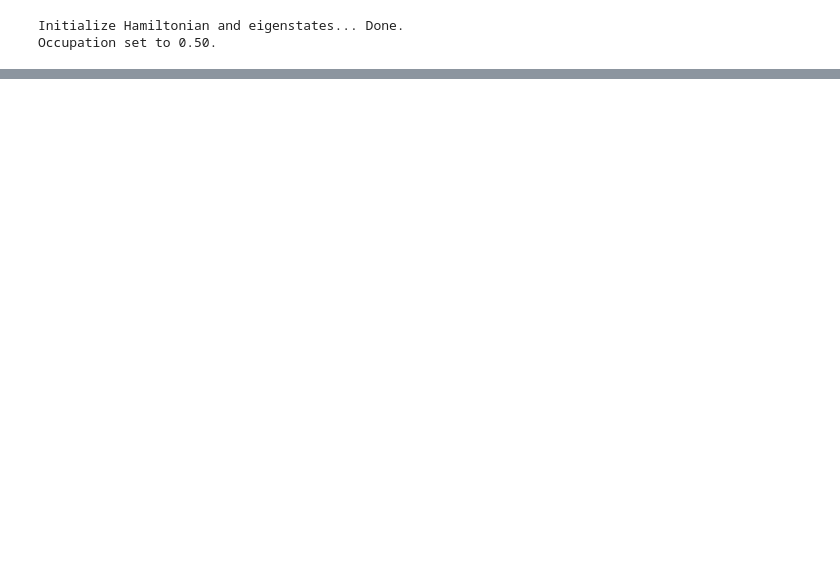
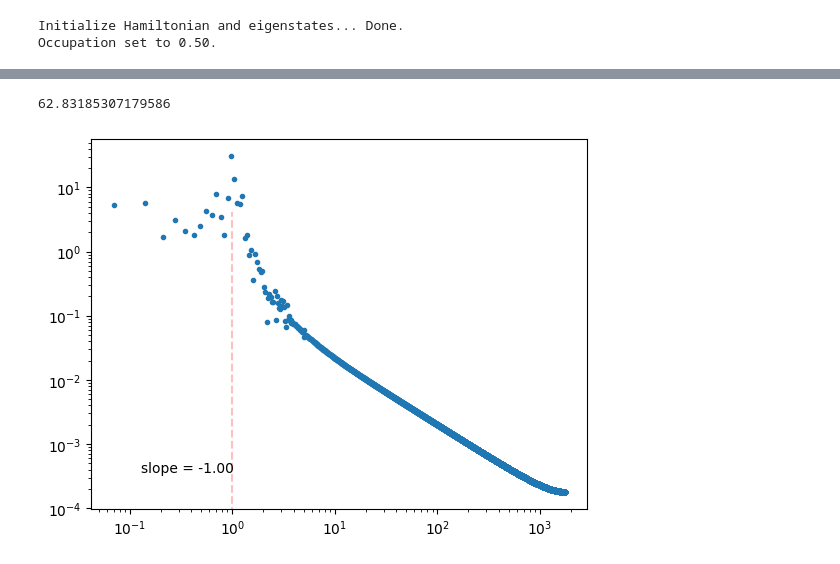
Before and after one commit to Leonard-P/orbitronics_research_project, a Jupyter notebook: lattice.ipynb, the cells around one changed output, grey strips where cells are left out. Saved outputs shown, nothing was run; the diff lists cells and outputs as text; code cells hidden in the pictures; blank space fills up the shorter version.

```diff
--- a/lattice.ipynb
+++ b/lattice.ipynb
@@ -4,37 +4,26 @@ from src.lattice import Lattice2D, BrickwallLatticeGeometry, RectangularLatticeG
 import matplotlib.pyplot as plt
 # %%
-omega = 2 * np.pi / 4
+omega = 2 * np.pi/3
+def E(t):
+    return np.sin(omega * t)
+
 
 geometry = BrickwallLatticeGeometry((9, 20))
+# geometry_r = RectangularLatticeGeometry((10, 20))
+
 params = SimulationParameters(
     t_hop=1.0,
-    E_amplitude=lambda t: np.sin(omega * t),
+    E_amplitude=E,
     E_direction=np.array([0, -1]),
-    h=1e-2,
-    T=10,
+    h=0.01,
+    T=50,
     charge=1,
     initial_occupation=0.5,
+    substeps=10
 )
 
 lattice = Lattice2D(geometry, params)
-lattice.evolve(solver="rk4", use_sparse=True, sample_every=53)
-lattice.save_current_density_animation("current_density_rk4_sparse.mp4", fps=8, sample_every=1)
+lattice.evolve(solver="rk4")
 # %% [output]
 Initialize Hamiltonian and eigenstates... Done.
 Occupation set to 0.50.
-# %%
-geometry = BrickwallLatticeGeometry((7, 10))
-params = SimulationParameters(t_hop=1.0, E_amplitude=np.sin, E_direction=np.array([0, -1]), h=0.001, T=20, charge=1, initial_occupation=0.5)
-lattice = Lattice2D(geometry, params)
-
-lattice.evolve(force_reevolve=True, solver="rk4", use_sparse=True)
-lattice.save_current_density_animation("test_solvers_rk4_sparse.gif", sample_every=200, fps=10)
-lattice.plot_current_density(-1)
-
-lattice.evolve(force_reevolve=True, solver="rk4", use_sparse=False)
-lattice.save_current_density_animation("test_solvers_rk4_dense.gif", sample_every=200, fps=10)
-lattice.plot_current_density(-1)
-
-lattice.evolve(force_reevolve=True, solver="qutip", options={"progress_bar": True})
-lattice.save_current_density_animation("test_solvers_qutip.gif", sample_every=200, fps=10)
-lattice.plot_current_density(-1)
@@ -121,0 +36,18 @@ print(c.gradient)
+# %%
+data = SimulationData.from_lattice(lattice, omega)
+# %%
+omega
+# %% [output]
+62.83185307179586
+# %%
+plt.loglog(data3.freqs, data3.M_fft, ".")
+
+# Find the slope of the line in log-log space
+log_x = np.log(data.freqs[:300])
+log_y = np.log(data.M_fft[:300])
+slope, intercept = np.polyfit(log_x, log_y, 1)
+plt.text(0.1, 0.1, f'slope = {slope:.2f}', transform=plt.gca().transAxes)
+plt.vlines(1, np.min(log_y), np.max(log_x) ,color="red", linestyle="--", alpha=0.25)
+plt.show()
+# %% [output]
+[figure, added]
```
Also changed, not shown: parts of 21 cells of this notebook, 34 other files.
